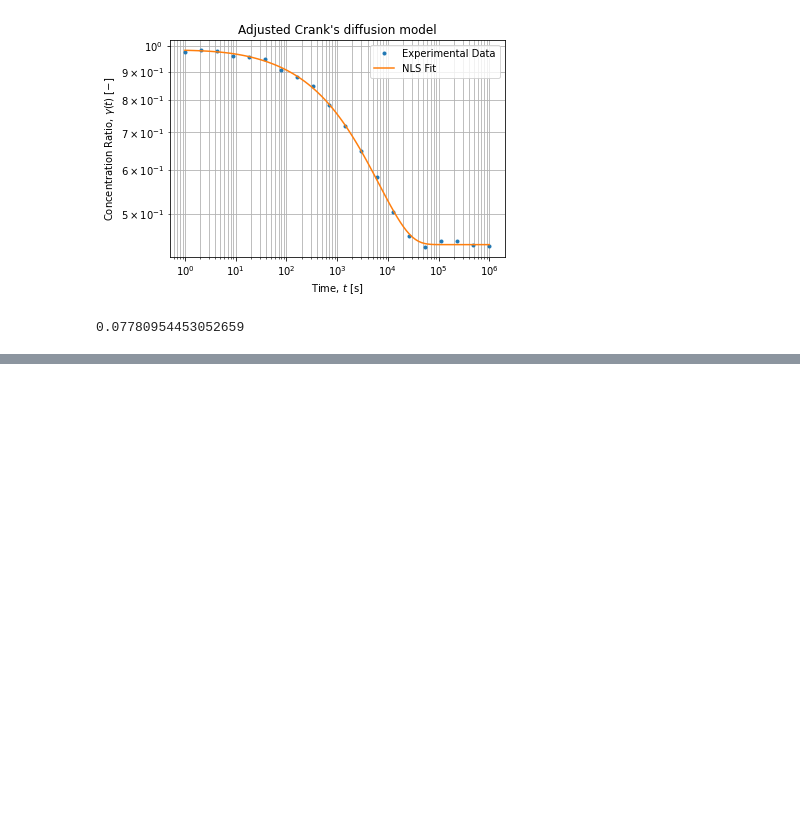
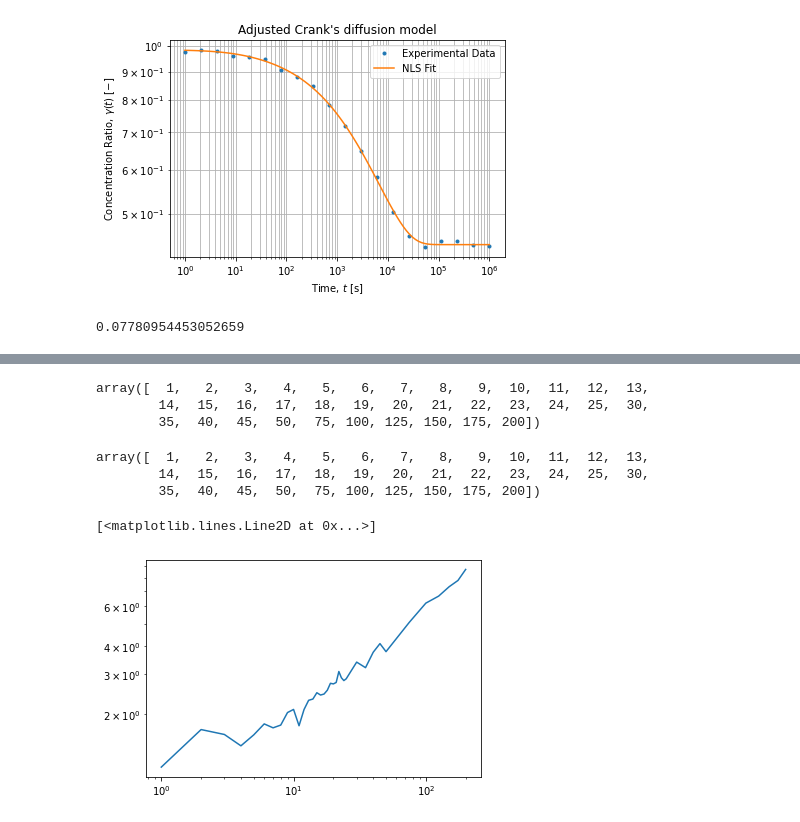
Before and after one commit to jlandercy/cookbook, a Jupyter notebook: python/posts/CrankDiffusion.ipynb, the cells around one changed output, grey strips where cells are left out. Cells and saved outputs as stored; diff of their text form; code cells hidden in the pictures; blank space fills up the shorter version.

```diff
--- a/python/posts/CrankDiffusion.ipynb
+++ b/python/posts/CrankDiffusion.ipynb
@@ -211,0 +198,7 @@ axes[1].semilogy(n, sDs, "-")
+# %%
+n = np.array([1] + list(range(2, 25, 1)) + list(range(25, 50, 5)) + list(range(50, 201, 25)))
+n
+# %% [output]
+array([  1,   2,   3,   4,   5,   6,   7,   8,   9,  10,  11,  12,  13,
+        14,  15,  16,  17,  18,  19,  20,  21,  22,  23,  24,  25,  30,
+        35,  40,  45,  50,  75, 100, 125, 150, 175, 200])
@@ -211,0 +225,12 @@ axes[1].semilogy(n, sDs, "-")
+# %%
+n
+# %% [output]
+array([  1,   2,   3,   4,   5,   6,   7,   8,   9,  10,  11,  12,  13,
+        14,  15,  16,  17,  18,  19,  20,  21,  22,  23,  24,  25,  30,
+        35,  40,  45,  50,  75, 100, 125, 150, 175, 200])
+# %%
+fig, axe = plt.subplots()
+axe.loglog(n, ts)
+# %% [output]
+[<matplotlib.lines.Line2D at 0x...>]
+[figure, added]
```
Also changed, not shown: parts of 25 cells of this notebook, 1 other file.
